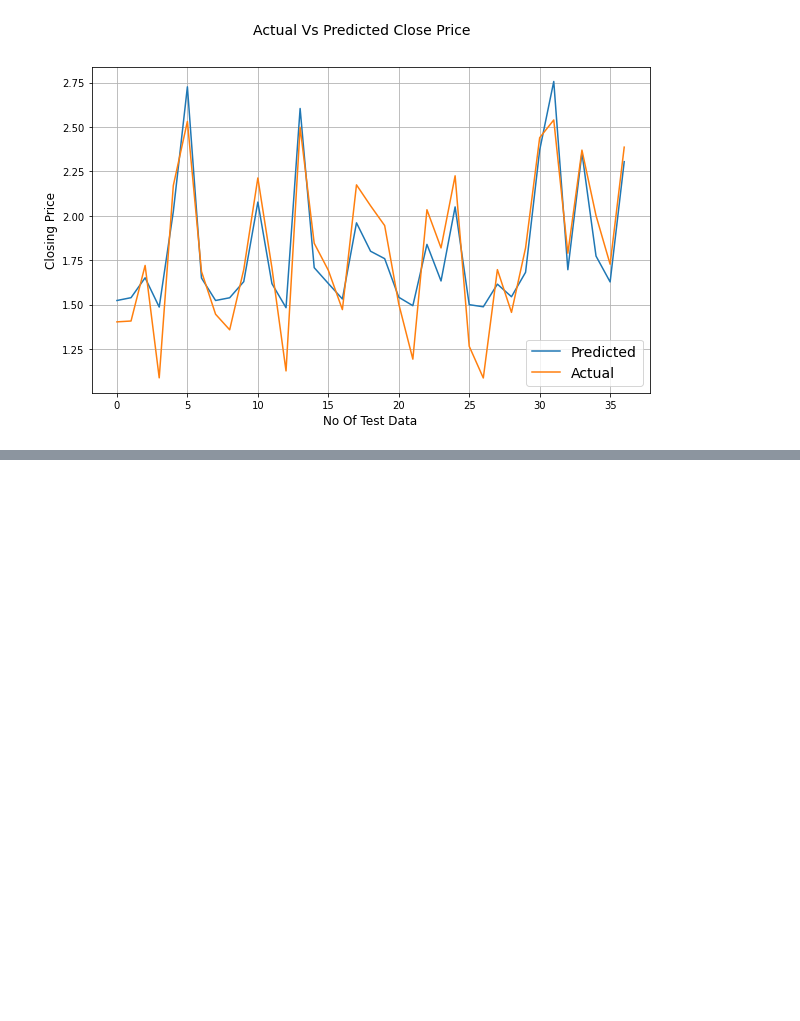
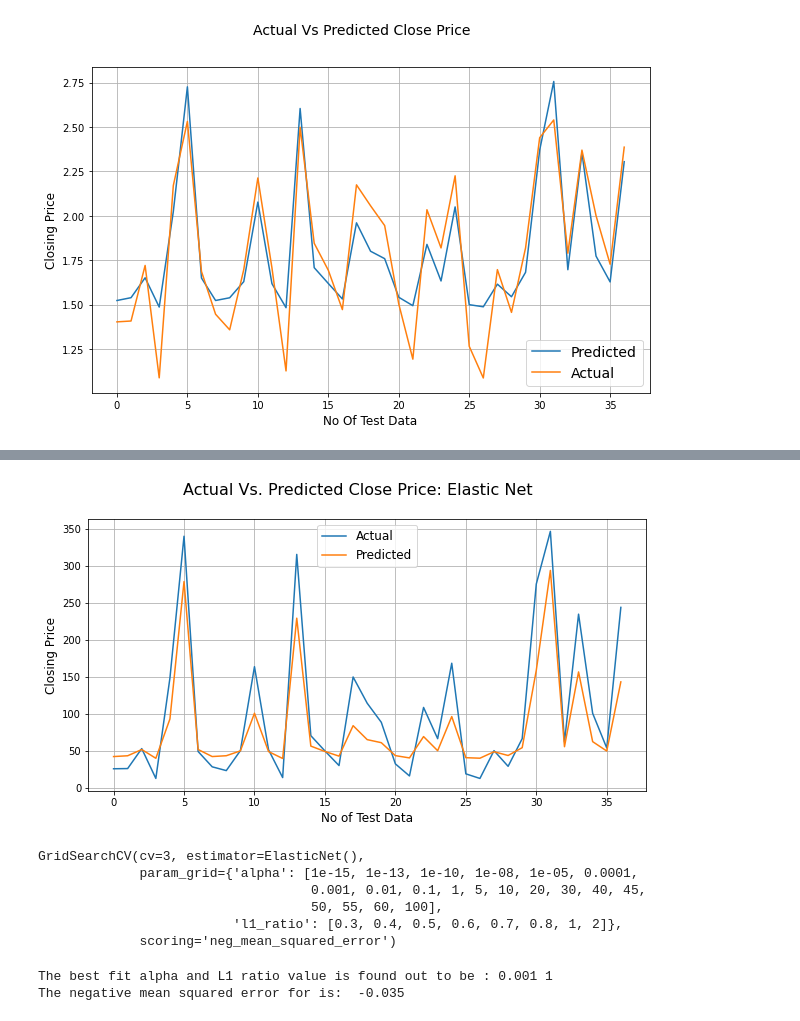
Before and after one commit to Vinitladse/YES-BANK-STOCK-CLOSING-PRICE-PREDICTION, a Jupyter notebook: YES_BANK_STOCK_CLOSING_PRICE_PREDICTION.ipynb, the cells around one changed output, grey strips where cells are left out. Cells and saved outputs as stored; diff of their text form; code cells hidden in the pictures; blank space fills up the shorter version.

```diff
--- a/YES_BANK_STOCK_CLOSING_PRICE_PREDICTION.ipynb
+++ b/YES_BANK_STOCK_CLOSING_PRICE_PREDICTION.ipynb
@@ -806,0 +841,12 @@ plt.grid()
+# %%
+# Actual Price vs. Predicted Price for Elastic Net Plotting
+plt.figure(figsize=(10,5))
+plt.plot(10**(np.array(y_test)))
+plt.plot(10**(y_pred_elastic))
+plt.suptitle('Actual Vs. Predicted Close Price: Elastic Net', fontsize=16)
+plt.legend(['Actual','Predicted'], fontsize=12)
+plt.xlabel('No of Test Data', fontsize=12)
+plt.ylabel('Closing Price', fontsize=12)
+plt.grid()
+# %% [output]
+[figure, added]
@@ -806,0 +859,15 @@ plt.grid()
+# %%
+elastic_model_cv.fit(X_train,y_train)
+# %% [output]
+GridSearchCV(cv=3, estimator=ElasticNet(),
+             param_grid={'alpha': [1e-15, 1e-13, 1e-10, 1e-08, 1e-05, 0.0001,
+                                   0.001, 0.01, 0.1, 1, 5, 10, 20, 30, 40, 45,
+                                   50, 55, 60, 100],
+                         'l1_ratio': [0.3, 0.4, 0.5, 0.6, 0.7, 0.8, 1, 2]},
+             scoring='neg_mean_squared_error')
+# %%
+print("The best fit alpha and L1 ratio value is found out to be :" ,elastic_model_cv.best_params_['alpha'], elastic_model_cv.best_params_['l1_ratio'])
+print("The negative mean squared error for is: ", round(elastic_model_cv.best_score_,3))
+# %% [output]
+The best fit alpha and L1 ratio value is found out to be : 0.001 1
+The negative mean squared error for is:  -0.035
```
Also changed, not shown: parts of 15 cells of this notebook.
